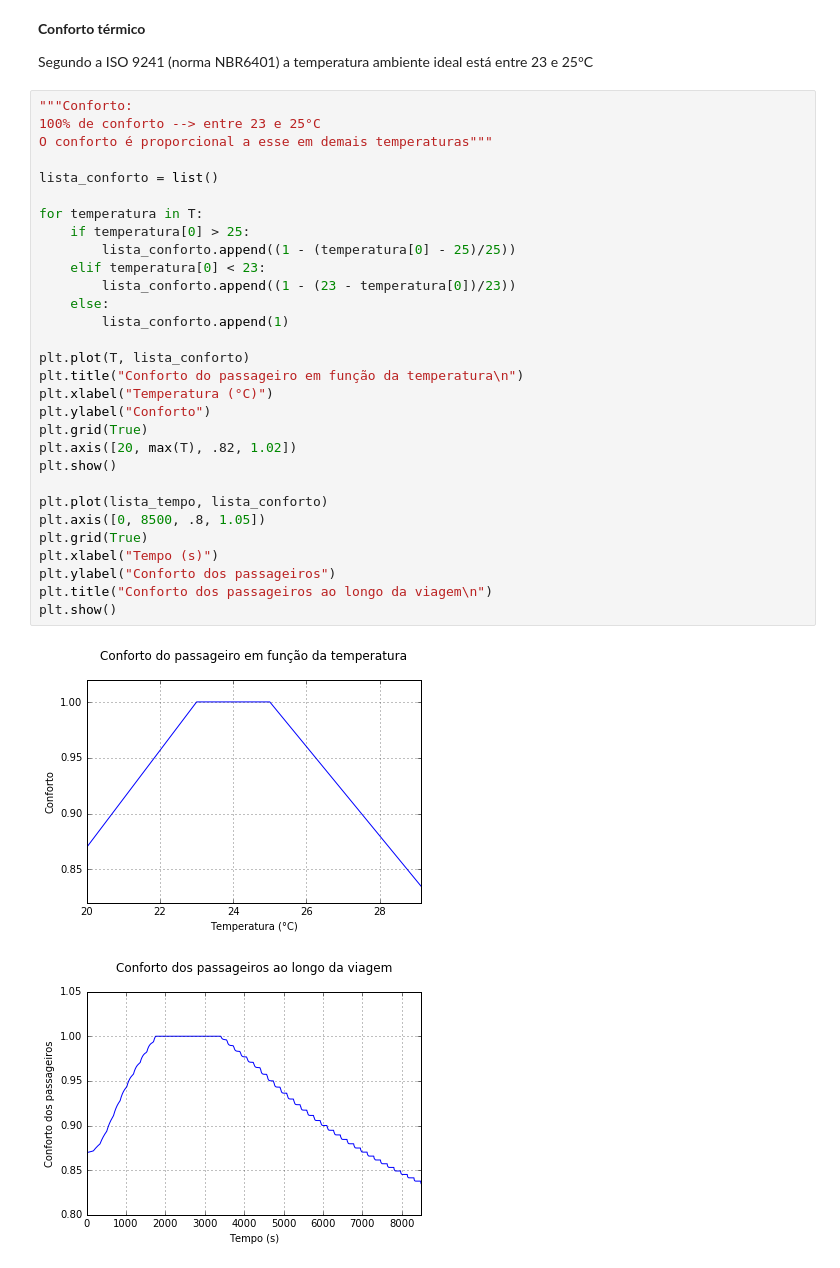
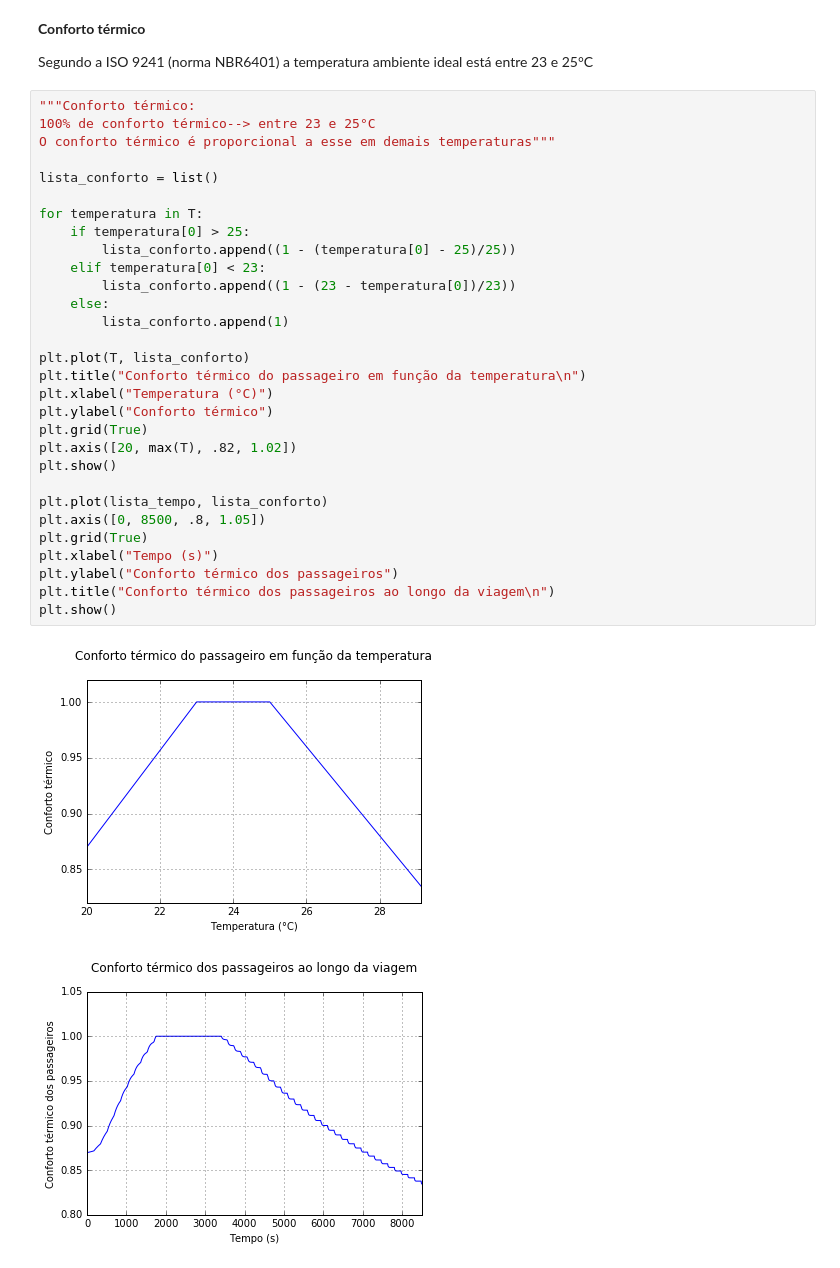
Before and after one commit to lucasfontenla/Projeto2_ModSim_BUS, a Jupyter notebook: Projeto 2 - Ônibus.ipynb, the cells around one changed output. Cells and saved outputs as stored; diff of their text form.

```diff
--- a/Projeto 2 - Ônibus.ipynb
+++ b/Projeto 2 - Ônibus.ipynb
@@ -345,36 +345,36 @@ plt.show()
 
 Segundo a ISO 9241 (norma NBR6401) a temperatura ambiente ideal está entre 23 e 25°C
 # %%
-"""Conforto:
-100% de conforto --> entre 23 e 25°C
-O conforto é proporcional a esse em demais temperaturas"""
+"""Conforto térmico:
+100% de conforto térmico--> entre 23 e 25°C
+O conforto térmico é proporcional a esse em demais temperaturas"""
 
 lista_conforto = list()
 
 for temperatura in T:
     if temperatura[0] > 25:
         lista_conforto.append((1 - (temperatura[0] - 25)/25))
     elif temperatura[0] < 23:
         lista_conforto.append((1 - (23 - temperatura[0])/23))
     else:
         lista_conforto.append(1)
 
 plt.plot(T, lista_conforto)
-plt.title("Conforto do passageiro em função da temperatura\n")
+plt.title("Conforto térmico do passageiro em função da temperatura\n")
 plt.xlabel("Temperatura (°C)")
-plt.ylabel("Conforto")
+plt.ylabel("Conforto térmico")
 plt.grid(True)
 plt.axis([20, max(T), .82, 1.02])
 plt.show()
 
 plt.plot(lista_tempo, lista_conforto)
 plt.axis([0, 8500, .8, 1.05])
 plt.grid(True)
 plt.xlabel("Tempo (s)")
-plt.ylabel("Conforto dos passageiros")
-plt.title("Conforto dos passageiros ao longo da viagem\n")
+plt.ylabel("Conforto térmico dos passageiros")
+plt.title("Conforto térmico dos passageiros ao longo da viagem\n")
 plt.show()
 # %% [output]
-[figure, old version]
+[figure, new version]
-[figure, old version]
+[figure, new version]
 # %%
```
Also changed, not shown: parts of 3 cells of this notebook.
